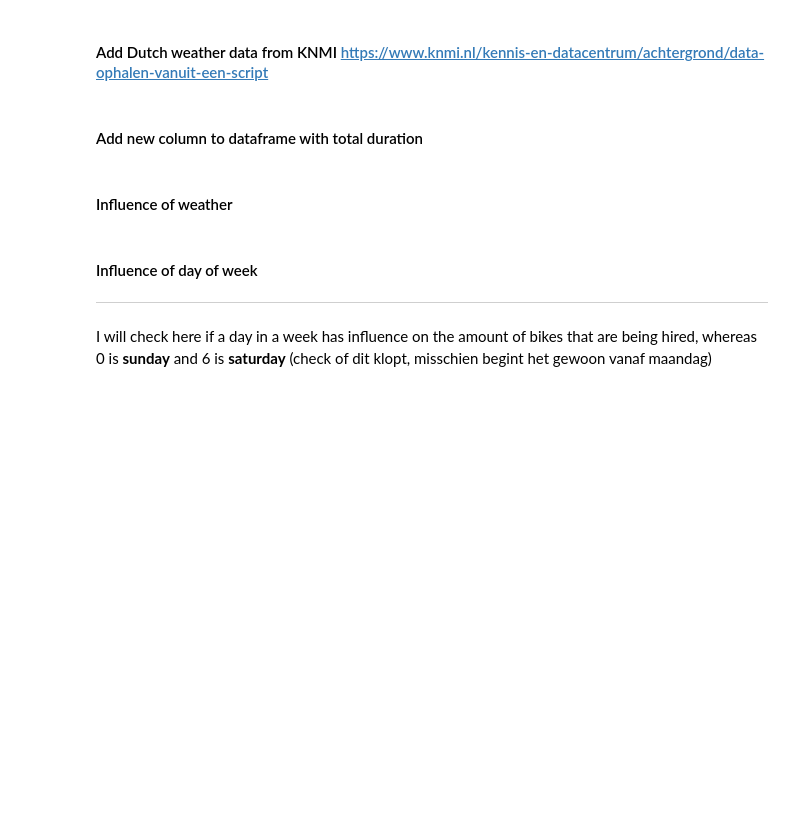
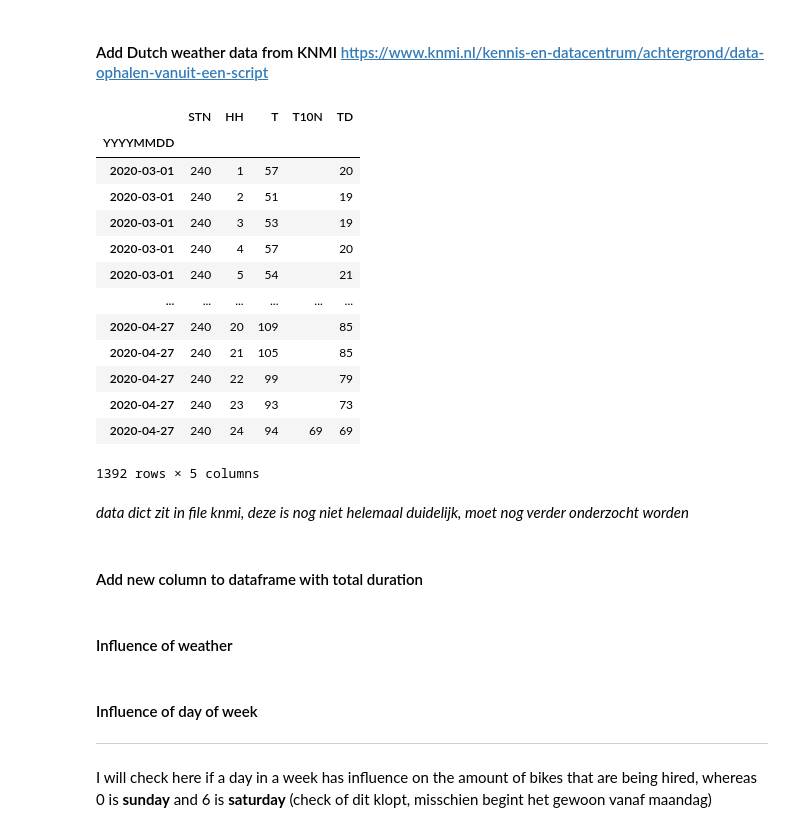
Before and after one commit to wolfsinem/Bike-Rental-FlickBike, a Jupyter notebook: notebook/flickbike_analysis.ipynb, the cells around one changed output. Cells and saved outputs as stored; diff of their text form; code cells hidden in the pictures; blank space fills up the shorter version.

```diff
--- a/notebook/flickbike_analysis.ipynb
+++ b/notebook/flickbike_analysis.ipynb
@@ -164,3 +209,23 @@ file_data
+# %%
+df_weather = weather_data()
+df_weather
+# %% [output]
+|  | STN | HH | T | T10N | TD |
+| YYYYMMDD |  |  |  |  |  |
+| 2020-03-01 | 240 | 1 | 57 |  | 20 |
+| 2020-03-01 | 240 | 2 | 51 |  | 19 |
+| 2020-03-01 | 240 | 3 | 53 |  | 19 |
+| 2020-03-01 | 240 | 4 | 57 |  | 20 |
+| 2020-03-01 | 240 | 5 | 54 |  | 21 |
+| ... | ... | ... | ... | ... | ... |
+| 2020-04-27 | 240 | 20 | 109 |  | 85 |
+| 2020-04-27 | 240 | 21 | 105 |  | 85 |
+| 2020-04-27 | 240 | 22 | 99 |  | 79 |
+| 2020-04-27 | 240 | 23 | 93 |  | 73 |
+| 2020-04-27 | 240 | 24 | 94 | 69 | 69 |
+1392 rows × 5 columns
+# %% [markdown]
+*data dict zit in file knmi, deze is nog niet helemaal duidelijk, moet nog verder onderzocht worden*
 # %% [markdown]
 #### Add new column to dataframe with total duration
 # %%
```
Also changed, not shown: parts of 12 cells of this notebook, 1 other file.
